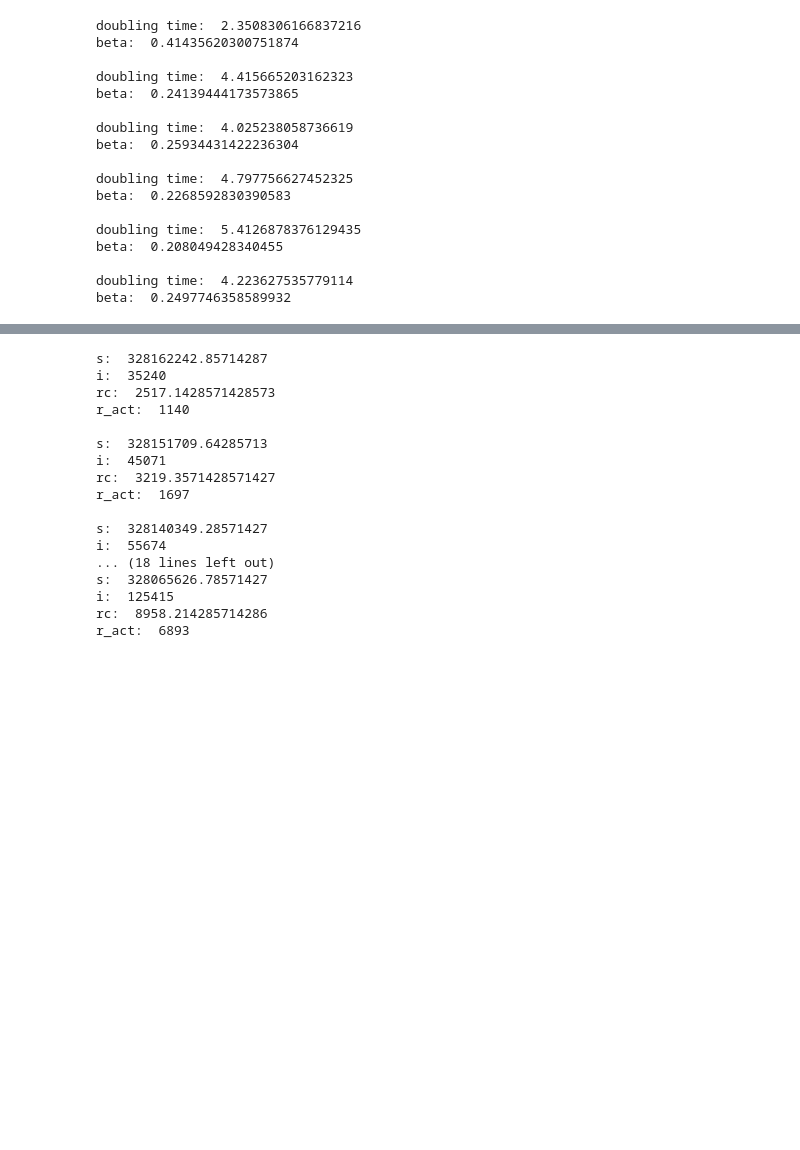
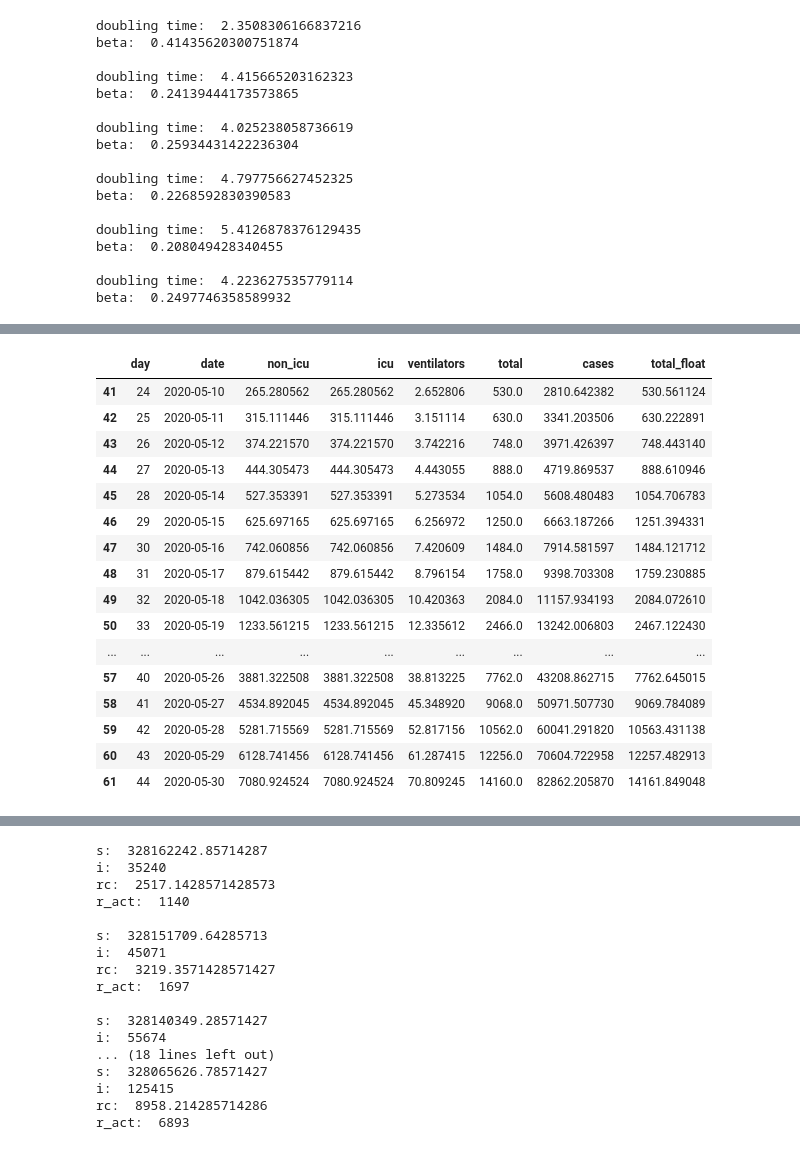
Before and after one commit to mmastand/chime, a Jupyter notebook: Dynamic Doubling Time.ipynb, the cells around one changed output, grey strips where cells are left out. Drawn from its saved outputs; the diff is of its cells as text; code cells hidden in the pictures; blank space fills up the shorter version.

```diff
--- a/Dynamic Doubling Time.ipynb
+++ b/Dynamic Doubling Time.ipynb
@@ -88,0 +106,31 @@ la_train["i"] = "wha??"
+# %%
+# put cases on admits
+admits_df["cases"] = np.empty(admits_df.shape[0])
+admits_df["cases"] = 0
+admits_df["total_float"] = admits_df.non_icu + admits_df.icu
+admits_df["cases"] = np.cumsum(admits_df.total_float.shift(1))
+
+sir_sample = sir_df.loc[sir_df.date >= "2020-05-10"]
+sir_sample = sir_sample.loc[sir_sample.date < "2020-05-31"]
+
+admits_sample = admits_df.loc[admits_df.date >= "2020-05-10"]
+admits_sample = admits_sample.loc[admits_sample.date < "2020-05-31"]
+admits_sample
+# %% [output]
+|  | day | date | non_icu | icu | ventilators | total | cases | total_float |
+| 41 | 24 | 2020-05-10 | 265.280562 | 265.280562 | 2.652806 | 530.0 | 2810.642382 | 530.561124 |
+| 42 | 25 | 2020-05-11 | 315.111446 | 315.111446 | 3.151114 | 630.0 | 3341.203506 | 630.222891 |
+| 43 | 26 | 2020-05-12 | 374.221570 | 374.221570 | 3.742216 | 748.0 | 3971.426397 | 748.443140 |
+| 44 | 27 | 2020-05-13 | 444.305473 | 444.305473 | 4.443055 | 888.0 | 4719.869537 | 888.610946 |
+| 45 | 28 | 2020-05-14 | 527.353391 | 527.353391 | 5.273534 | 1054.0 | 5608.480483 | 1054.706783 |
+| 46 | 29 | 2020-05-15 | 625.697165 | 625.697165 | 6.256972 | 1250.0 | 6663.187266 | 1251.394331 |
+| 47 | 30 | 2020-05-16 | 742.060856 | 742.060856 | 7.420609 | 1484.0 | 7914.581597 | 1484.121712 |
+| 48 | 31 | 2020-05-17 | 879.615442 | 879.615442 | 8.796154 | 1758.0 | 9398.703308 | 1759.230885 |
+| 49 | 32 | 2020-05-18 | 1042.036305 | 1042.036305 | 10.420363 | 2084.0 | 11157.934193 | 2084.072610 |
+| 50 | 33 | 2020-05-19 | 1233.561215 | 1233.561215 | 12.335612 | 2466.0 | 13242.006803 | 2467.122430 |
+| ... | ... | ... | ... | ... | ... | ... | ... | ... |
+| 57 | 40 | 2020-05-26 | 3881.322508 | 3881.322508 | 38.813225 | 7762.0 | 43208.862715 | 7762.645015 |
+| 58 | 41 | 2020-05-27 | 4534.892045 | 4534.892045 | 45.348920 | 9068.0 | 50971.507730 | 9069.784089 |
+| 59 | 42 | 2020-05-28 | 5281.715569 | 5281.715569 | 52.817156 | 10562.0 | 60041.291820 | 10563.431138 |
+| 60 | 43 | 2020-05-29 | 6128.741456 | 6128.741456 | 61.287415 | 12256.0 | 70604.722958 | 12257.482913 |
+| 61 | 44 | 2020-05-30 | 7080.924524 | 7080.924524 | 70.809245 | 14160.0 | 82862.205870 | 14161.849048 |
```
Also changed, not shown: parts of 5 cells of this notebook, 4 other files.
